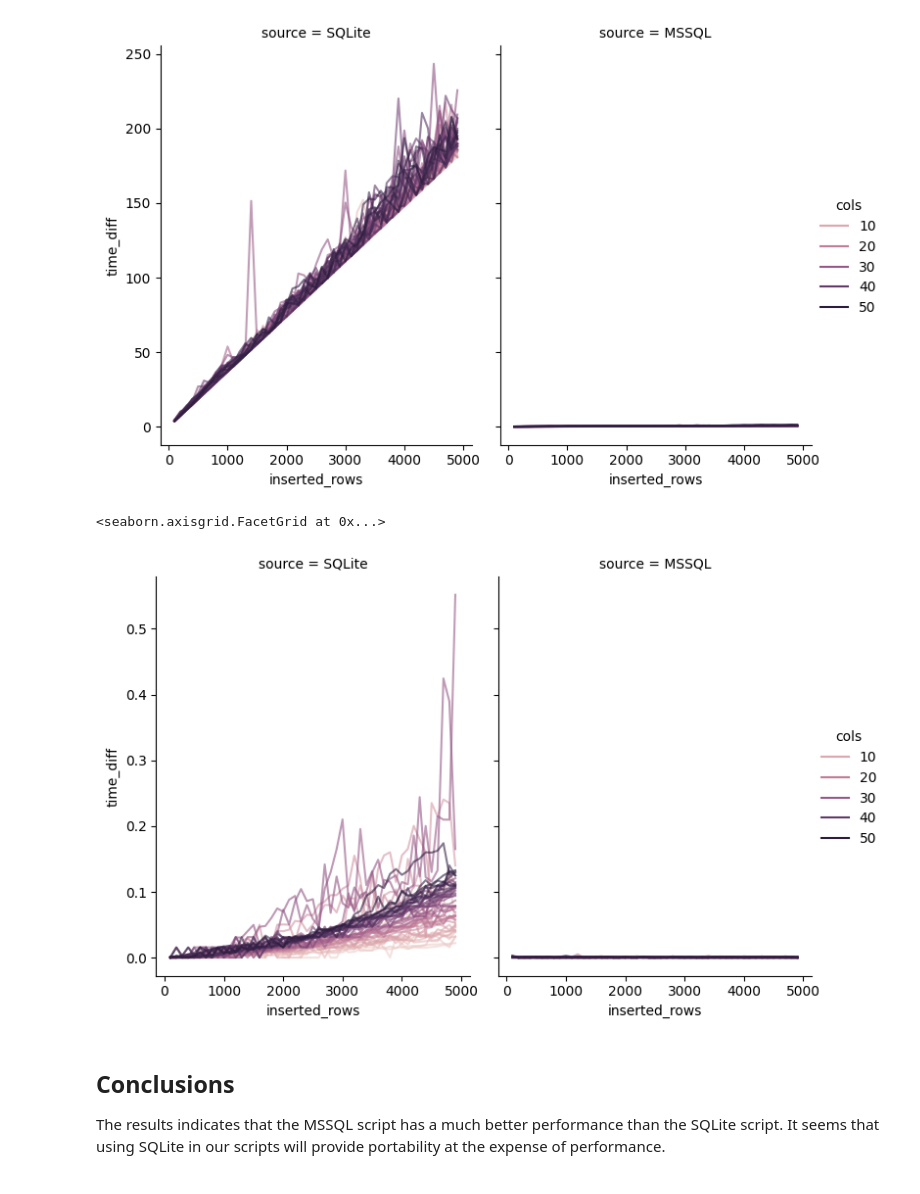
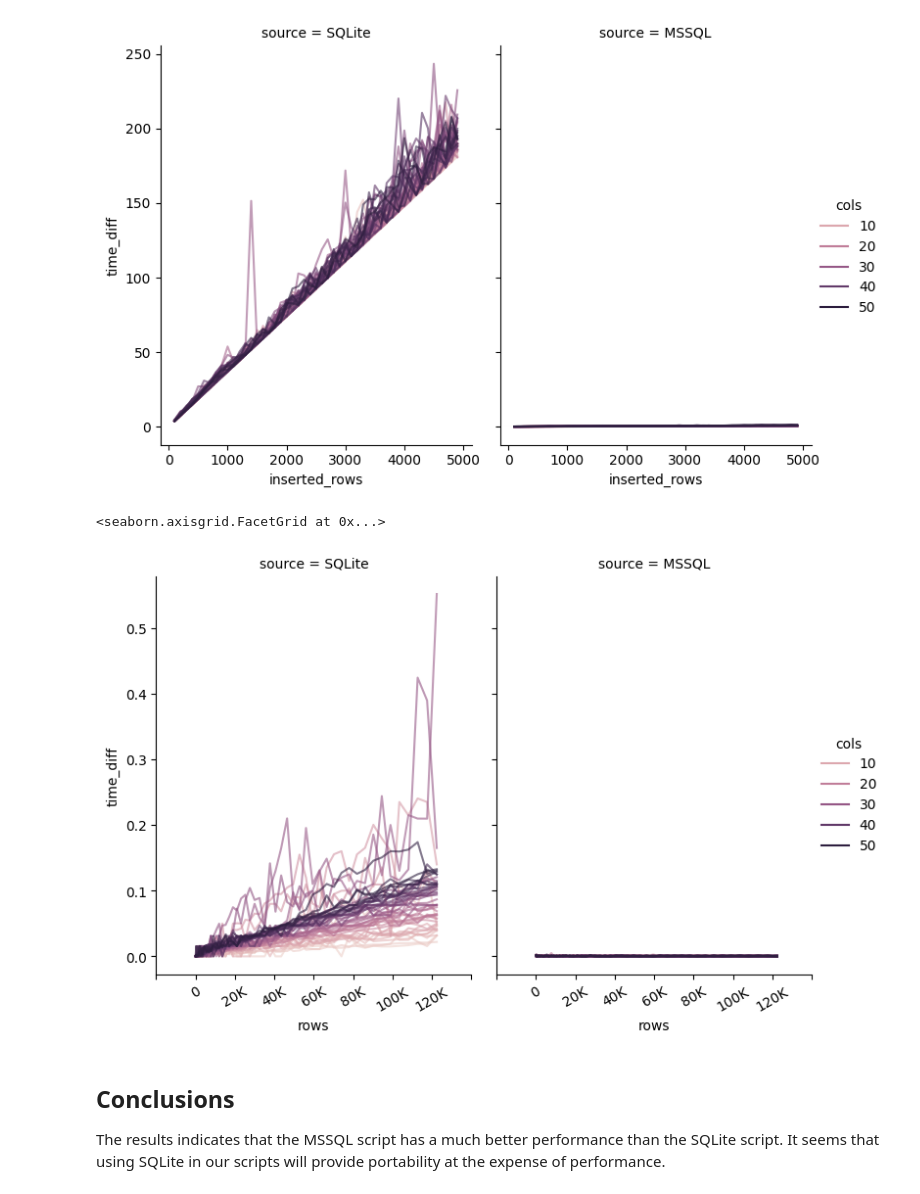
Before and after one commit to RubenPV0989/MyPortfolio, a Jupyter notebook: jupyter/SqlStressTesting/SQL_stress_testing.ipynb, the cells around one changed output. Cells and saved outputs as stored; diff of their text form; code cells hidden in the pictures.

Commit message:
fixing notebook aest issue impacting graphs

```diff
--- a/jupyter/SqlStressTesting/SQL_stress_testing.ipynb
+++ b/jupyter/SqlStressTesting/SQL_stress_testing.ipynb
@@ -91,19 +77,19 @@ sns.relplot(
 # %%
 sns.relplot(
     data=merged_df_SELECT,
-    x="inserted_rows",
+    x="rows",
     y="time_diff",
     col="source",
     kind="line",
     hue="cols",
     height=5,
     aspect=.75,
     facet_kws=dict(sharex=False),
     alpha = 0.6
-)
+).set_xticklabels(['','0', '20K', '40K', '60K', '80K', '100K', '120K', ''],rotation=30)
 # %% [output]
 <seaborn.axisgrid.FacetGrid at 0x...>
-[figure, old version]
+[figure, new version]
 # %% [markdown]
 ## Conclusions
 
```
Also changed, not shown: parts of 2 cells of this notebook, 1 other file.
